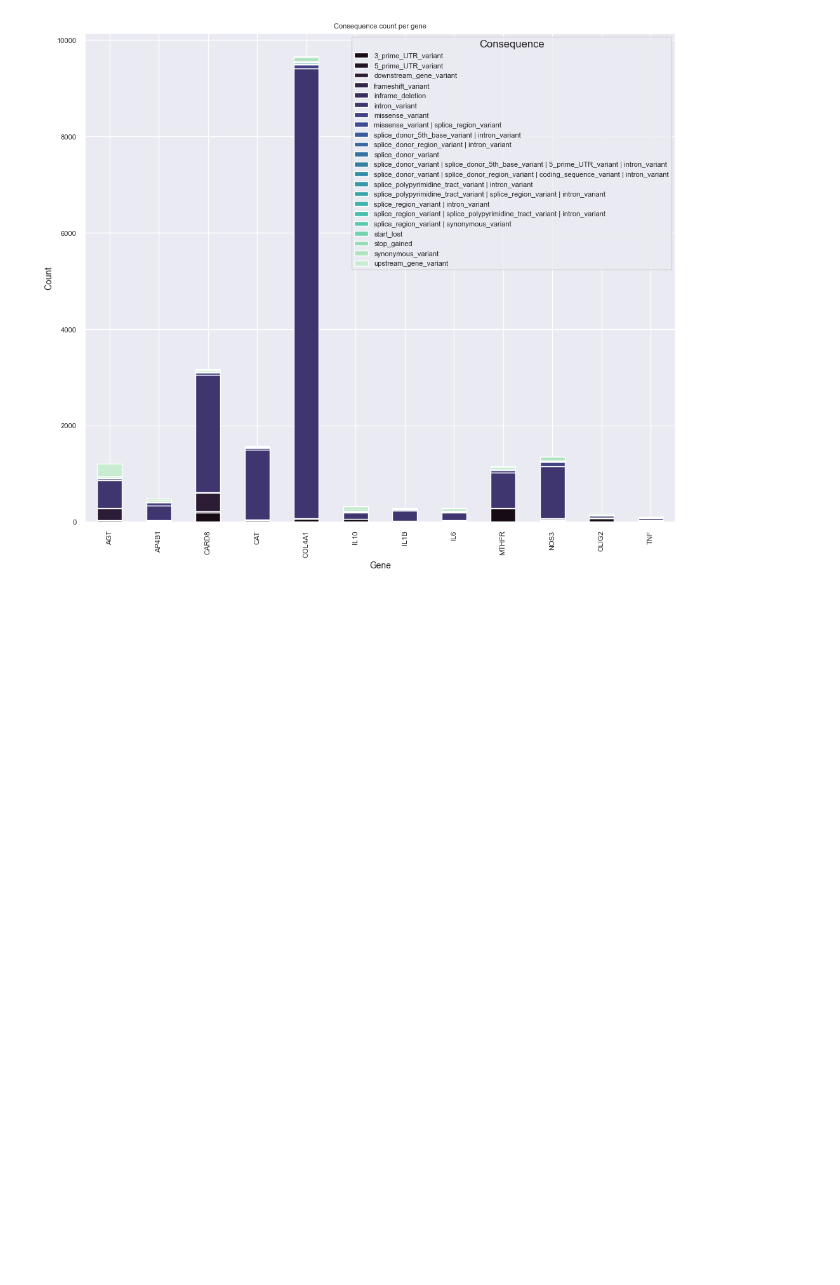
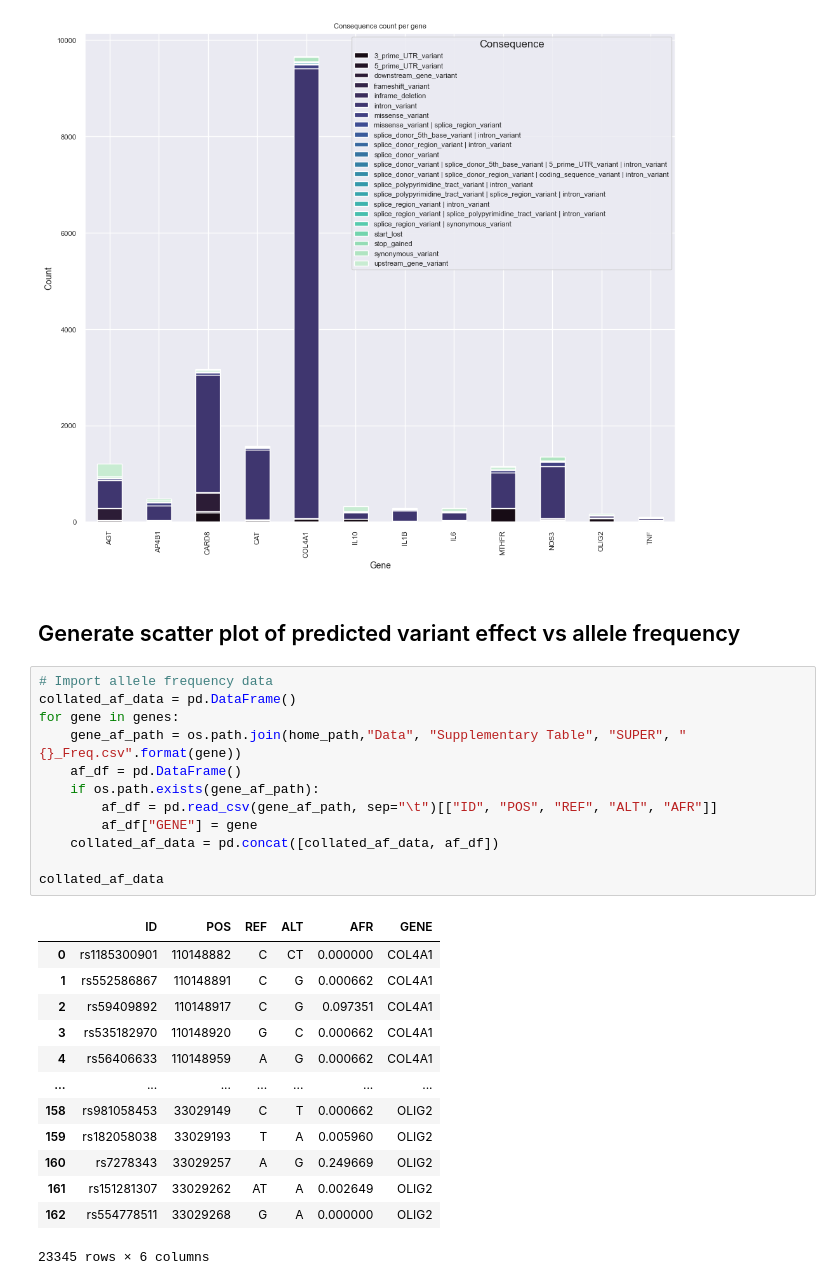
Before and after one commit to MeganHolborn/Genomics_allele-frequency-and-effect_data-analysis, a Jupyter notebook: Plots/plots.ipynb, the cells around one changed output. Cells and saved outputs as stored; diff of their text form; blank space fills up the shorter version.

```diff
--- a/Plots/plots.ipynb
+++ b/Plots/plots.ipynb
@@ -109,3 +109,31 @@ plt.rc('figure', titlesize=BIGGER_font)  # fontsize of the figure title
 plt.show()
 # %% [output]
 [figure]
+# %% [markdown]
+## Generate scatter plot of predicted variant effect vs allele frequency
+# %%
+# Import allele frequency data
+collated_af_data = pd.DataFrame()
+for gene in genes:
+    gene_af_path = os.path.join(home_path,"Data", "Supplementary Table", "SUPER", "{}_Freq.csv".format(gene))
+    af_df = pd.DataFrame()
+    if os.path.exists(gene_af_path):
+        af_df = pd.read_csv(gene_af_path, sep="\t")[["ID", "POS", "REF", "ALT", "AFR"]]
+        af_df["GENE"] = gene
+    collated_af_data = pd.concat([collated_af_data, af_df])
+
+collated_af_data
+# %% [output]
+|  | ID | POS | REF | ALT | AFR | GENE |
+| 0 | rs1185300901 | 110148882 | C | CT | 0.000000 | COL4A1 |
+| 1 | rs552586867 | 110148891 | C | G | 0.000662 | COL4A1 |
+| 2 | rs59409892 | 110148917 | C | G | 0.097351 | COL4A1 |
+| 3 | rs535182970 | 110148920 | G | C | 0.000662 | COL4A1 |
+| 4 | rs56406633 | 110148959 | A | G | 0.000662 | COL4A1 |
+| ... | ... | ... | ... | ... | ... | ... |
+| 158 | rs981058453 | 33029149 | C | T | 0.000662 | OLIG2 |
+| 159 | rs182058038 | 33029193 | T | A | 0.005960 | OLIG2 |
+| 160 | rs7278343 | 33029257 | A | G | 0.249669 | OLIG2 |
+| 161 | rs151281307 | 33029262 | AT | A | 0.002649 | OLIG2 |
+| 162 | rs554778511 | 33029268 | G | A | 0.000000 | OLIG2 |
+23345 rows × 6 columns
```
